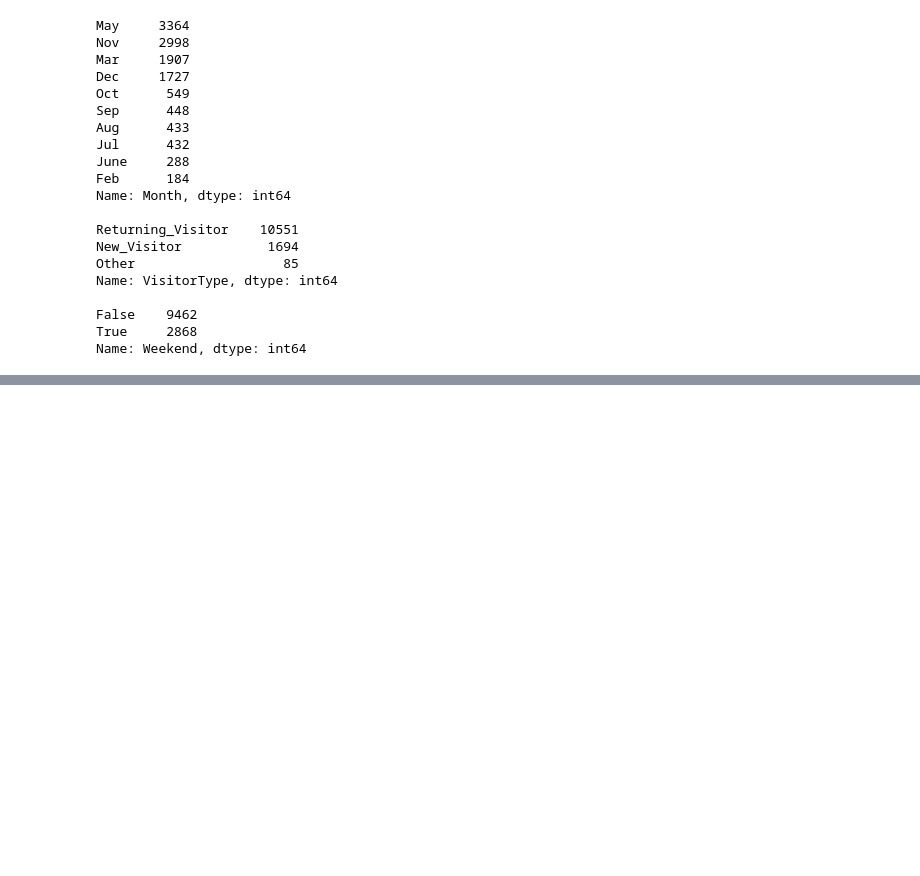
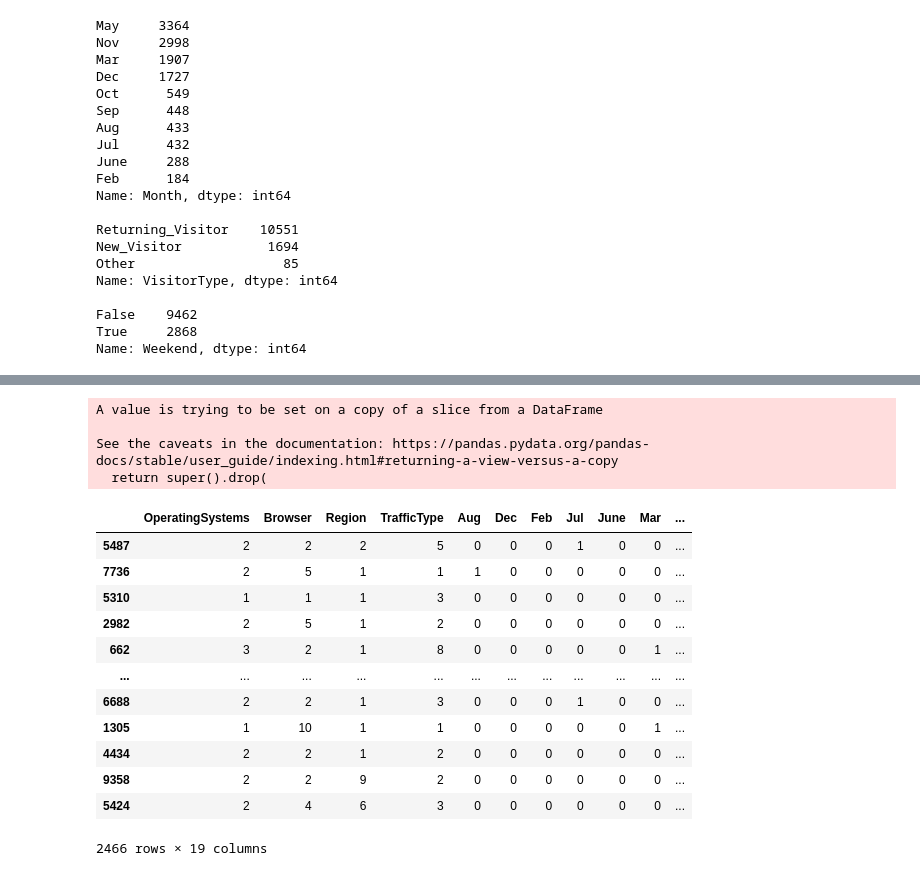
Before and after one commit to xli2257/Aicadium, a Jupyter notebook: aicadium_takehome.ipynb, the cells around one changed output, grey strips where cells are left out. Saved outputs shown, nothing was run; the diff lists cells and outputs as text; code cells hidden in the pictures; blank space fills up the shorter version.

```diff
--- a/aicadium_takehome.ipynb
+++ b/aicadium_takehome.ipynb
@@ -95,0 +203,37 @@ sns.pairplot(num_df)
+# %%
+# create dummy variables for trainining set
+month_dummy = pd.get_dummies(cat_df_train['Month'])
+visitor_dummy = pd.get_dummies(cat_df_train['VisitorType'])
+weekend_dummy = pd.get_dummies(cat_df_train['Weekend'])
+cat_df_train.drop(['Month','VisitorType','Weekend'],axis = 1, inplace = True)
+
+cat_df_train = pd.concat([cat_df_train,month_dummy,visitor_dummy,weekend_dummy],axis = 1)
+
+# create dummy variables for test set
+month_dummy = pd.get_dummies(cat_df_test['Month'])
+visitor_dummy = pd.get_dummies(cat_df_test['VisitorType'])
+weekend_dummy = pd.get_dummies(cat_df_test['Weekend'])
+cat_df_test.drop(['Month','VisitorType','Weekend'],axis = 1, inplace = True)
+
+cat_df_test = pd.concat([cat_df_test,month_dummy,visitor_dummy,weekend_dummy],axis = 1)
+# %% [output]
+A value is trying to be set on a copy of a slice from a DataFrame
+
+See the caveats in the documentation: https://pandas.pydata.org/pandas-docs/stable/user_guide/indexing.html#returning-a-view-versus-a-copy
+  return super().drop(
+# %%
+cat_df_test
+# %% [output]
+|  | OperatingSystems | Browser | Region | TrafficType | Aug | Dec | Feb | Jul | June | Mar | ... |
+| 5487 | 2 | 2 | 2 | 5 | 0 | 0 | 0 | 1 | 0 | 0 | ... |
+| 7736 | 2 | 5 | 1 | 1 | 1 | 0 | 0 | 0 | 0 | 0 | ... |
+| 5310 | 1 | 1 | 1 | 3 | 0 | 0 | 0 | 0 | 0 | 0 | ... |
+| 2982 | 2 | 5 | 1 | 2 | 0 | 0 | 0 | 0 | 0 | 0 | ... |
+| 662 | 3 | 2 | 1 | 8 | 0 | 0 | 0 | 0 | 0 | 1 | ... |
+| ... | ... | ... | ... | ... | ... | ... | ... | ... | ... | ... | ... |
+| 6688 | 2 | 2 | 1 | 3 | 0 | 0 | 0 | 1 | 0 | 0 | ... |
+| 1305 | 1 | 10 | 1 | 1 | 0 | 0 | 0 | 0 | 0 | 1 | ... |
+| 4434 | 2 | 2 | 1 | 2 | 0 | 0 | 0 | 0 | 0 | 0 | ... |
+| 9358 | 2 | 2 | 9 | 2 | 0 | 0 | 0 | 0 | 0 | 0 | ... |
+| 5424 | 2 | 4 | 6 | 3 | 0 | 0 | 0 | 0 | 0 | 0 | ... |
+2466 rows × 19 columns
```
Also changed, not shown: parts of 18 cells of this notebook.
